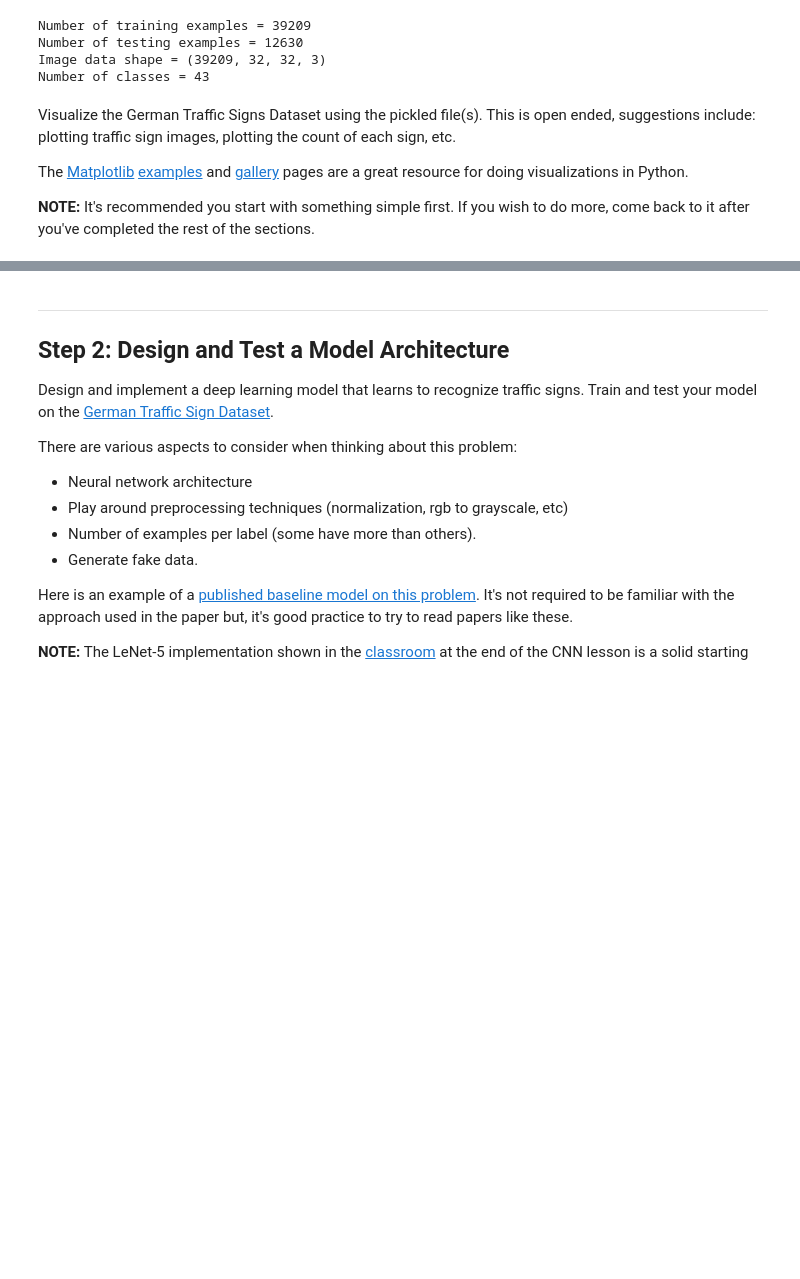
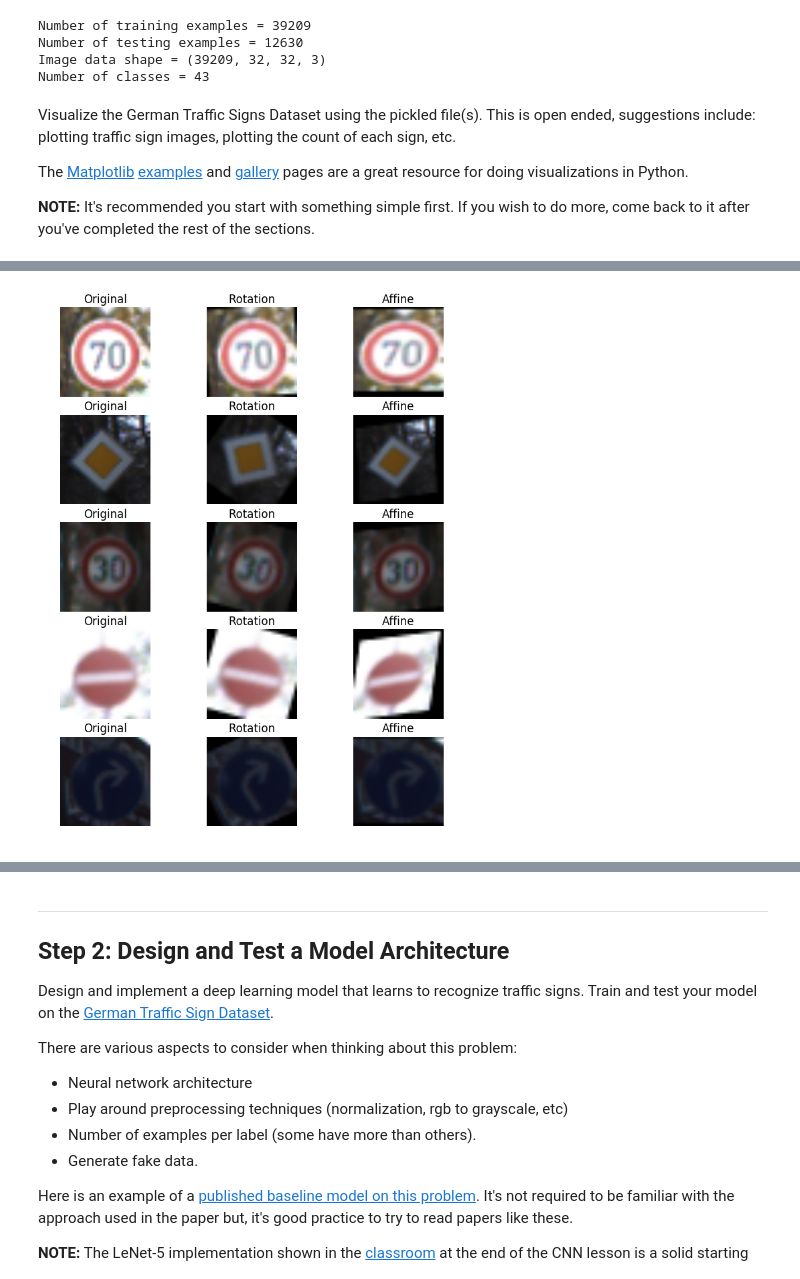
Before and after one commit to upul/Traffic-Signs, a Jupyter notebook: Traffic_Signs_Recognition.ipynb, the cells around one changed output, grey strips where cells are left out. Saved outputs shown, nothing was run; the diff lists cells and outputs as text; code cells hidden in the pictures; blank space fills up the shorter version.

```diff
--- a/Traffic_Signs_Recognition.ipynb
+++ b/Traffic_Signs_Recognition.ipynb
@@ -105,0 +115,87 @@ display_images(X_train, 5, 5)
+# %%
+%%time
+#import matplotlib.gridspec as gridspec
+
+
+def random_rotation(image, width = 32, height = 32):
+    angle = np.random.choice(np.arange(-45, 45, 10))
+    rotation_matrix = cv2.getRotationMatrix2D((width/2,height/2),angle,1)
+    return cv2.warpAffine(image,rotation_matrix,(width,height))
+
+def random_affine(image, width = 32, height = 32):
+    pts1 = np.float32([[10, 10],[15, 30],[30, 8]])
+
+    x1 = int(np.random.uniform(0, 4))
+    x1 = 10 + x1 if np.random.uniform() > 0.5 else 10 - x1
+
+    y1 = int(np.random.uniform(0, 4))
+    y1 = 10 + y1 if np.random.uniform() > 0.5 else 10 - y1
+
+    x2 = int(np.random.uniform(0, 4))
+    x2= 15 + x2 if np.random.uniform() > 0.5 else 15 - x2
+
+    y2 = int(np.random.uniform(0, 4))
+    y2 = 30 + y2 if np.random.uniform() > 0.5 else 30 - y2
+
+    x3 = int(np.random.uniform(0, 4))
+    x3= 30 + x3 if np.random.uniform() > 0.5 else 30 - x3
+
+    y3 = int(np.random.uniform(0, 4))
+    y3 = 8 + y3 if np.random.uniform() > 0.5 else 8 - y3
+
+    pts2 = np.float32([[10, y1],[x2, y2],[x3, 8]])
+    affine_matrix = cv2.getAffineTransform(pts1,pts2)
+    return cv2.warpAffine(image, affine_matrix, (width,height))
+
+
+plt.figure(figsize=(8, 10))
+image_number = 1
+
+#gs1 = gridspec.GridSpec(5, 3)
+#gs1.update(wspace=0.025, hspace=0.05) # set the spacing between axes.
+#plt.subplots_adjust(wspace = 0.001, hspace = 0.2)
+
+
+for i in range(100):
+    index = int(np.random.uniform(0,39209))
+    af = random_rotation((X_train[index, :, :, :]))
+    #plt.show()
+    rot = random_affine((X_train[index, :, :, :]))
+
+
+    if i % 20 == 0:
+
+
+        plt.subplot(5, 3, image_number)
+        #plt.subplots_adjust(wspace = 0.1, hspace = 0.1)
+        plt.imshow(X_train[index, :, :, :])
+        image_number +=1
+        plt.axis('off')
+        plt.title('Original')
+        #plt.tight_layout()
+
+        plt.subplot(5, 3, image_number)
+        #plt.subplots_adjust(wspace = 0.1, hspace = 0.1)
+        plt.imshow(af)
+        image_number += 1
+        plt.axis('off')
+        plt.title('Rotation')
+        #plt.tight_layout()
+
+        plt.subplot(5, 3, image_number)
+        #plt.subplots_adjust(wspace = 0.1, hspace = 0.1)
+        plt.imshow(rot)
+        image_number += 1
+        plt.axis('off')
+        plt.title('Affine')
+        #plt.tight_layout()
+plt.show()
+
+
+#plt.show()
+#plt.imshow((X_train[12333, :, :, :]))
+#plt.show()
+plt.imshow(X_train[1070, :, :, :])
+plt.show()
+# %% [output]
+[figure, added]
```
Also changed, not shown: parts of 8 cells of this notebook, 2 other files.
